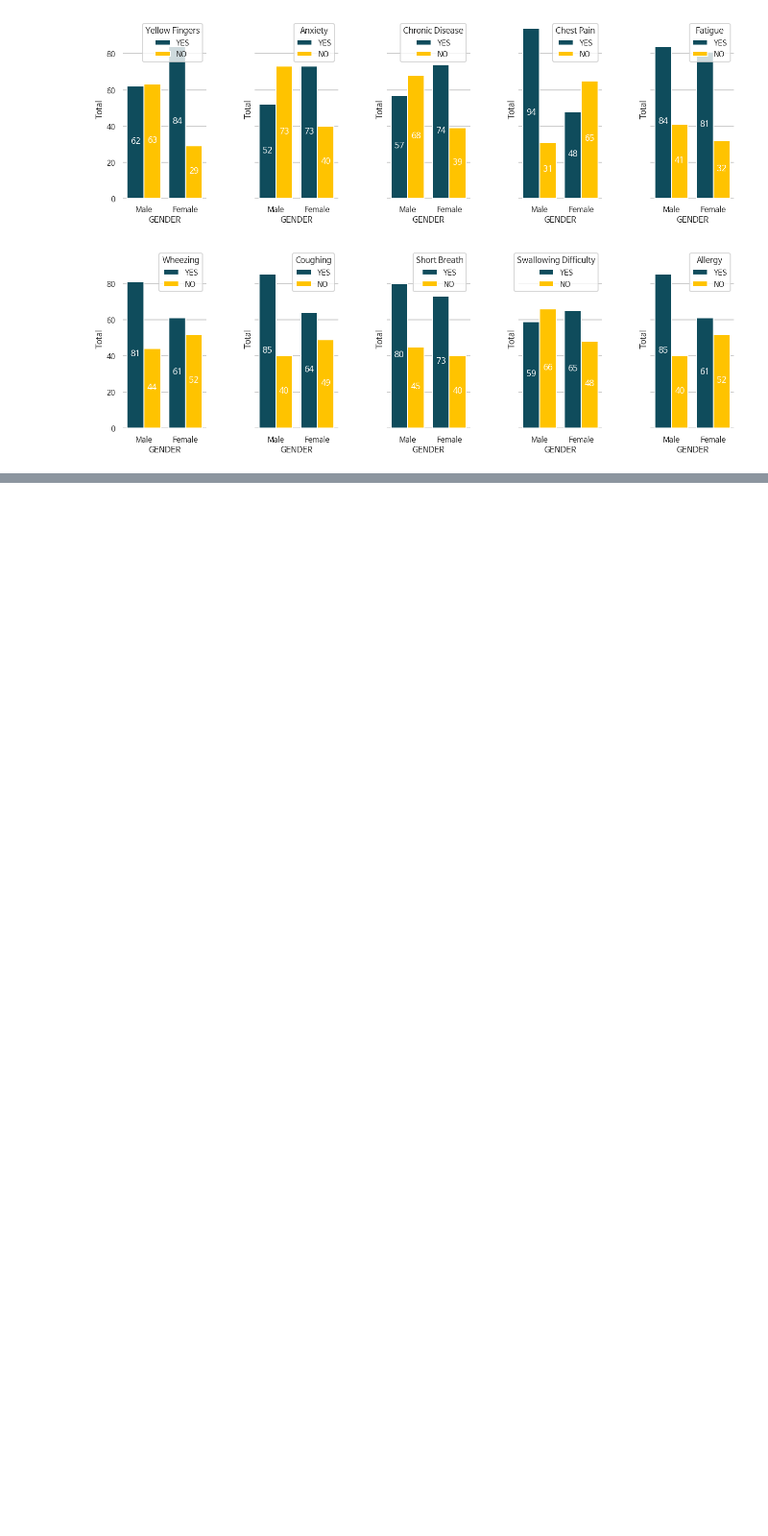
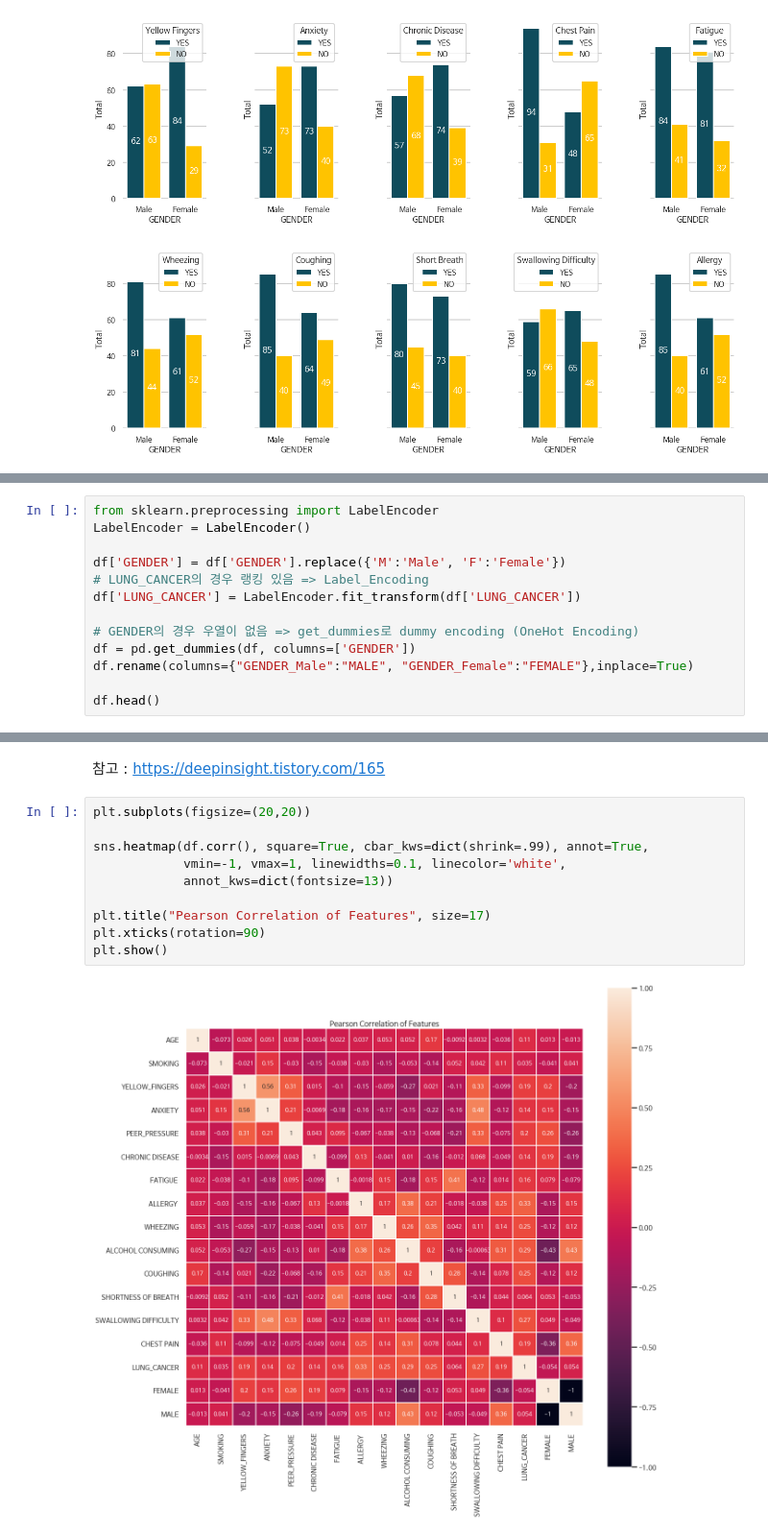
Before and after one commit to MinsooKwak/Kaggle_note, a Jupyter notebook: Data_science/lung_cancer_analysis_note.ipynb, the cells around one changed output, grey strips where cells are left out. Shown: that part at 96% size. Drawn from its saved outputs; the diff is of its cells as text; blank space fills up the shorter version.

Commit message:
lung_cancer analysis study

```diff
--- a/Data_science/lung_cancer_analysis_note.ipynb
+++ b/Data_science/lung_cancer_analysis_note.ipynb
@@ -581,0 +606,13 @@ plt.show()
+# %%
+from sklearn.preprocessing import LabelEncoder
+LabelEncoder = LabelEncoder()
+
+df['GENDER'] = df['GENDER'].replace({'M':'Male', 'F':'Female'})
+# LUNG_CANCER의 경우 랭킹 있음 => Label_Encoding
+df['LUNG_CANCER'] = LabelEncoder.fit_transform(df['LUNG_CANCER'])
+
+# GENDER의 경우 우열이 없음 => get_dummies로 dummy encoding (OneHot Encoding)
+df = pd.get_dummies(df, columns=['GENDER'])
+df.rename(columns={"GENDER_Male":"MALE", "GENDER_Female":"FEMALE"},inplace=True)
+
+df.head()
@@ -581,0 +646,14 @@ plt.show()
+# %% [markdown]
+참고 : https://deepinsight.tistory.com/165
+# %%
+plt.subplots(figsize=(20,20))
+
+sns.heatmap(df.corr(), square=True, cbar_kws=dict(shrink=.99), annot=True,
+            vmin=-1, vmax=1, linewidths=0.1, linecolor='white',
+            annot_kws=dict(fontsize=13))
+
+plt.title("Pearson Correlation of Features", size=17)
+plt.xticks(rotation=90)
+plt.show()
+# %% [output]
+[figure, added]
```
Also changed, not shown: parts of 34 cells of this notebook.
